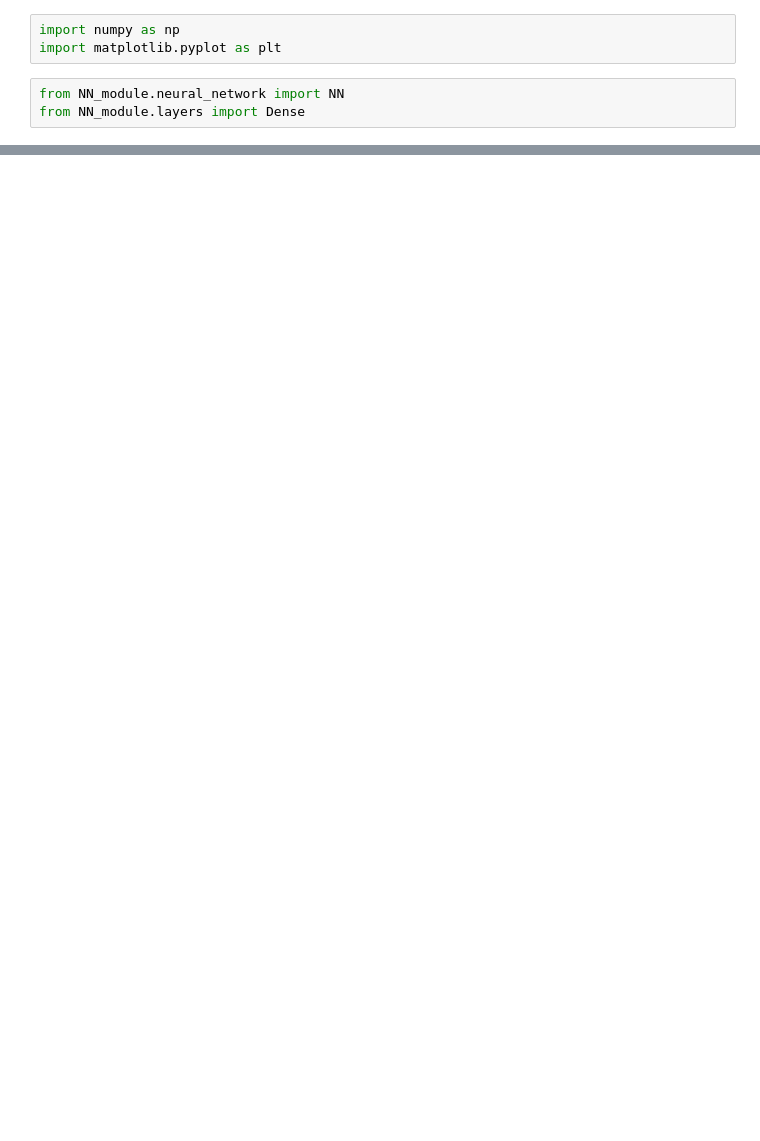
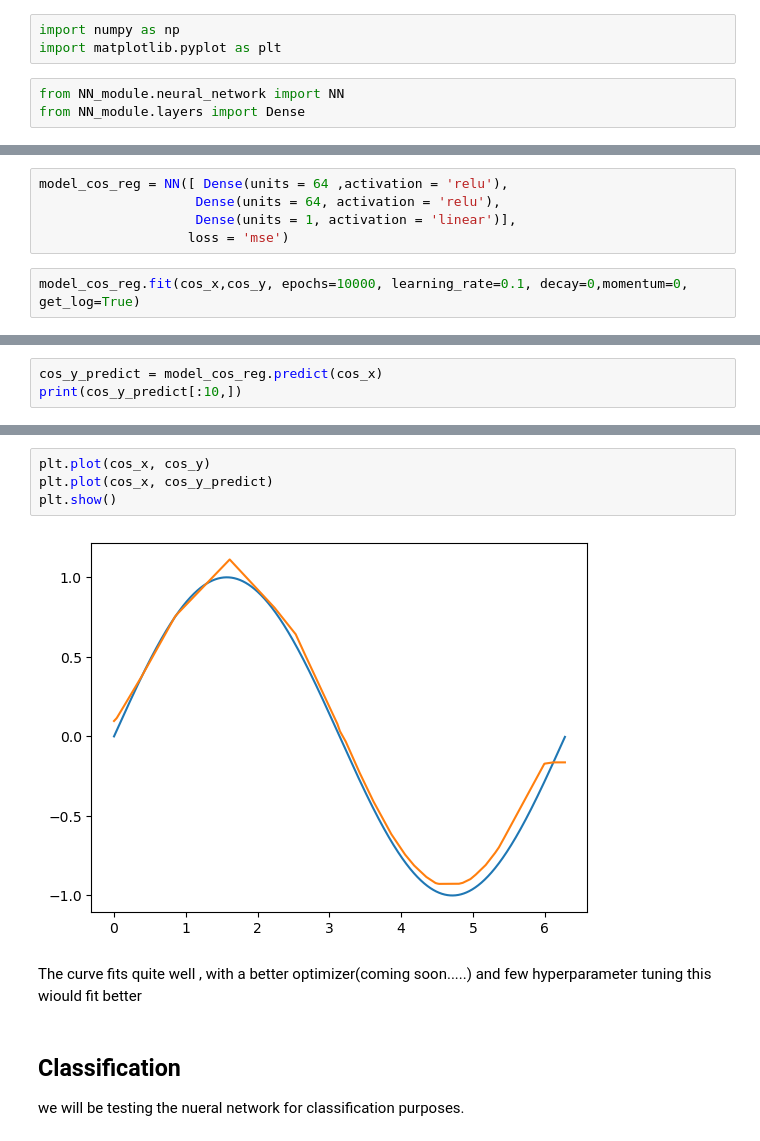
Before and after one commit to sayak2103/Neuwork, a Jupyter notebook: test.ipynb, the cells around one changed output, grey strips where cells are left out. Drawn from its saved outputs; the diff is of its cells as text; blank space fills up the shorter version.

```diff
--- a/test.ipynb
+++ b/test.ipynb
@@ -188,0 +20,7 @@ array([[ 5.00000000e-01,  0.00000000e+00, -1.50000000e+00,
+# %%
+model_cos_reg = NN([ Dense(units = 64 ,activation = 'relu'),
+                    Dense(units = 64, activation = 'relu'),
+                    Dense(units = 1, activation = 'linear')],
+                   loss = 'mse')
+# %%
+model_cos_reg.fit(cos_x,cos_y, epochs=10000, learning_rate=0.1, decay=0,momentum=0, get_log=True)
@@ -188,0 +47,3 @@ array([[ 5.00000000e-01,  0.00000000e+00, -1.50000000e+00,
+# %%
+cos_y_predict = model_cos_reg.predict(cos_x)
+print(cos_y_predict[:10,])
@@ -188,0 +61,11 @@ array([[ 5.00000000e-01,  0.00000000e+00, -1.50000000e+00,
+# %%
+plt.plot(cos_x, cos_y)
+plt.plot(cos_x, cos_y_predict)
+plt.show()
+# %% [output]
+[figure, added]
+# %% [markdown]
+The curve fits quite well , with a better optimizer(coming soon.....) and few hyperparameter tuning this wiould fit better
+# %% [markdown]
+## Classification
+we will be testing the nueral network for classification purposes.
```
Also changed, not shown: parts of 16 cells of this notebook, 3 other files.
